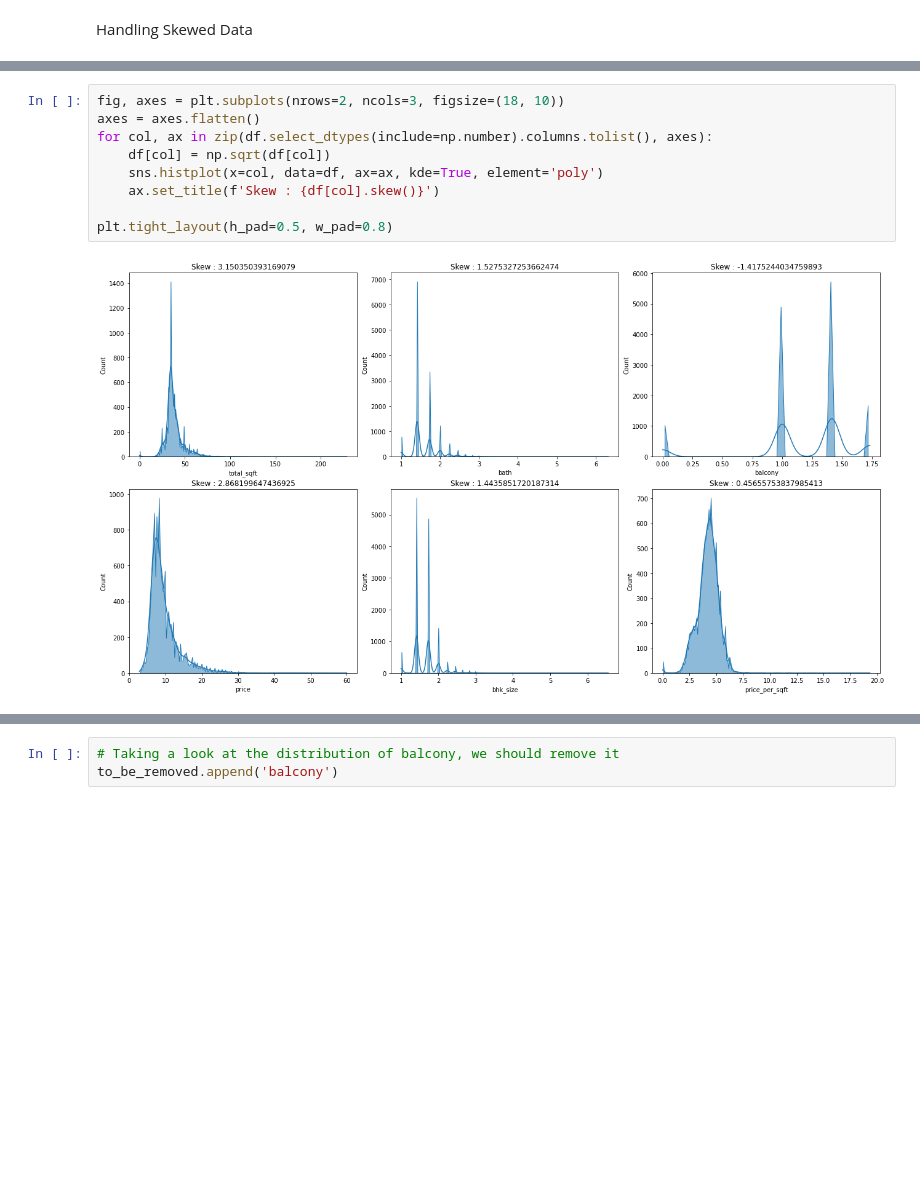
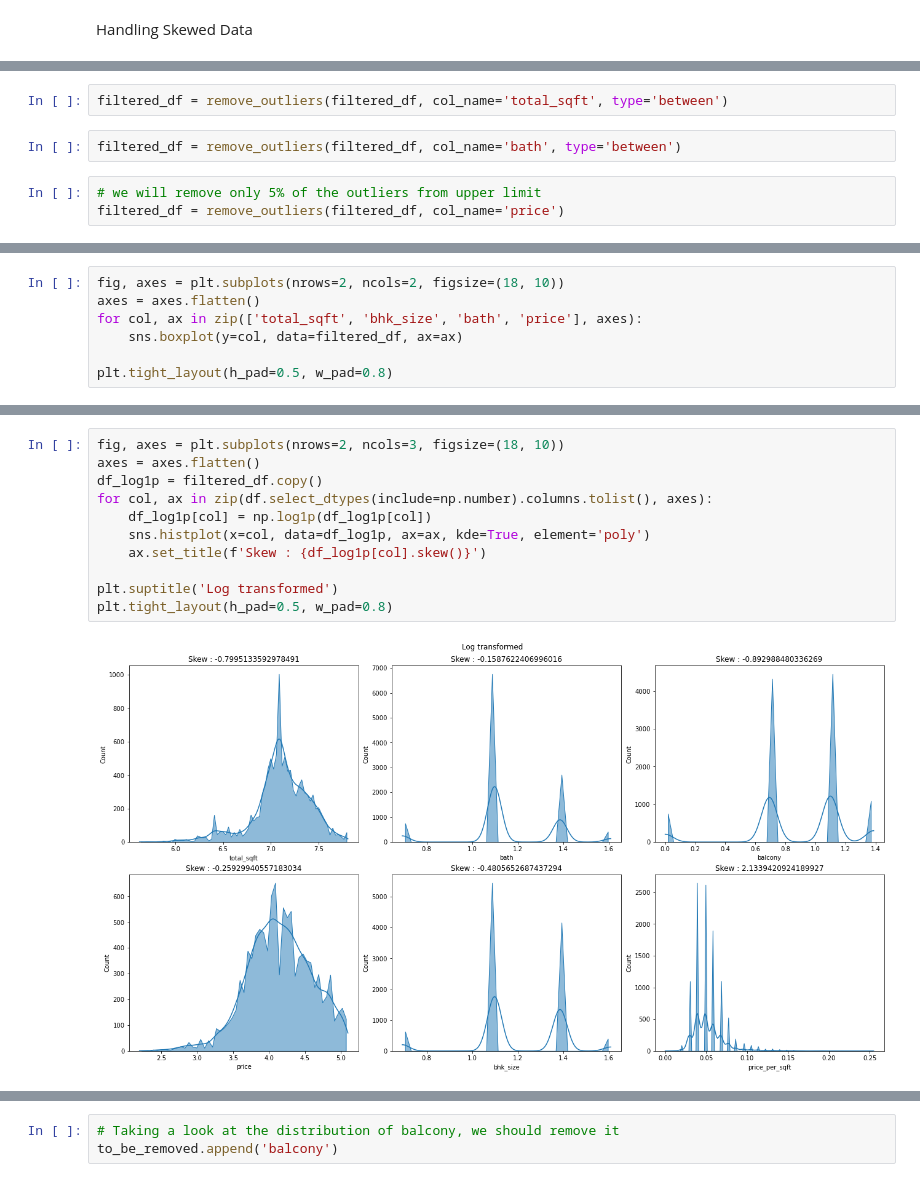
Before and after one commit to awesomedeba10/Bengaluru-House-Price-Prediction, a Jupyter notebook: notebook/bengaluru_house_price_predictions.ipynb, the cells around one changed output, grey strips where cells are left out. Cells and saved outputs as stored; diff of their text form; blank space fills up the shorter version.

```diff
--- a/notebook/bengaluru_house_price_predictions.ipynb
+++ b/notebook/bengaluru_house_price_predictions.ipynb
@@ -337,0 +426,7 @@ plt.tight_layout(h_pad=0.5, w_pad=0.8)
+# %%
+filtered_df = remove_outliers(filtered_df, col_name='total_sqft', type='between')
+# %%
+filtered_df = remove_outliers(filtered_df, col_name='bath', type='between')
+# %%
+# we will remove only 5% of the outliers from upper limit
+filtered_df = remove_outliers(filtered_df, col_name='price')
@@ -337,0 +445,7 @@ plt.tight_layout(h_pad=0.5, w_pad=0.8)
+# %%
+fig, axes = plt.subplots(nrows=2, ncols=2, figsize=(18, 10))
+axes = axes.flatten()
+for col, ax in zip(['total_sqft', 'bhk_size', 'bath', 'price'], axes):
+    sns.boxplot(y=col, data=filtered_df, ax=ax)
+
+plt.tight_layout(h_pad=0.5, w_pad=0.8)
@@ -338,11 +454,13 @@ plt.tight_layout(h_pad=0.5, w_pad=0.8)
 # %%
 fig, axes = plt.subplots(nrows=2, ncols=3, figsize=(18, 10))
 axes = axes.flatten()
+df_log1p = filtered_df.copy()
 for col, ax in zip(df.select_dtypes(include=np.number).columns.tolist(), axes):
-    df[col] = np.sqrt(df[col])
-    sns.histplot(x=col, data=df, ax=ax, kde=True, element='poly')
-    ax.set_title(f'Skew : {df[col].skew()}')
+    df_log1p[col] = np.log1p(df_log1p[col])
+    sns.histplot(x=col, data=df_log1p, ax=ax, kde=True, element='poly')
+    ax.set_title(f'Skew : {df_log1p[col].skew()}')
 
+plt.suptitle('Log transformed')
 plt.tight_layout(h_pad=0.5, w_pad=0.8)
 # %% [output]
-[figure, old version]
+[figure, new version]
```
Also changed, not shown: parts of 68 cells of this notebook, 10 other files.
